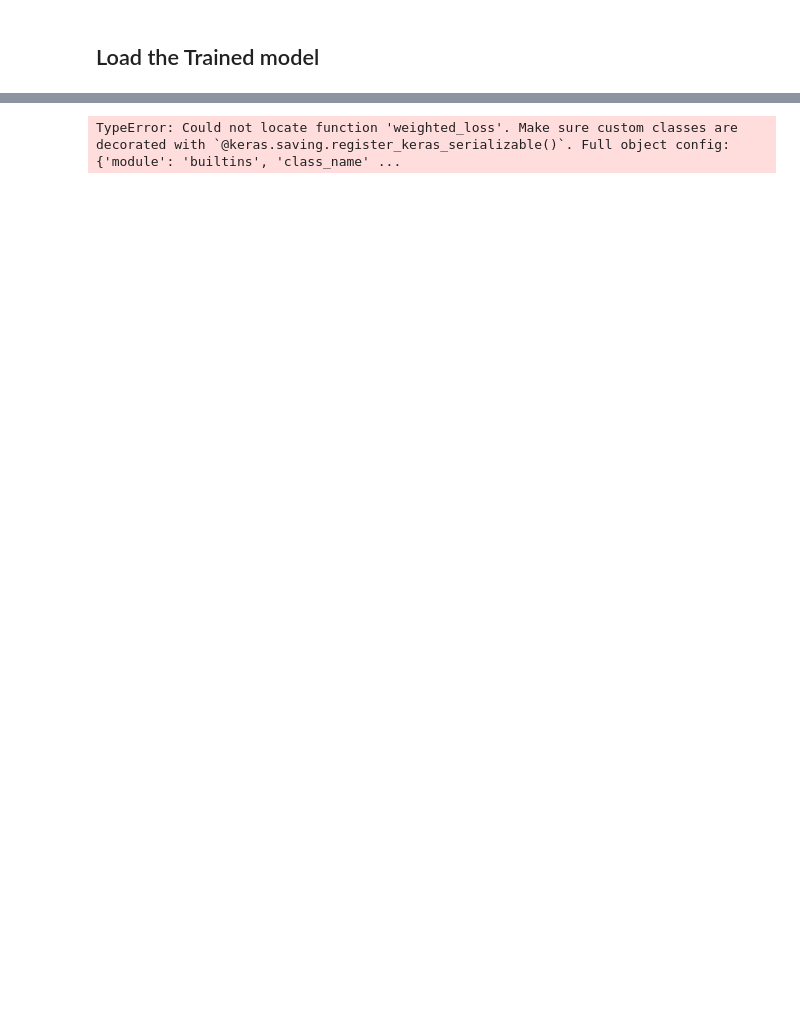
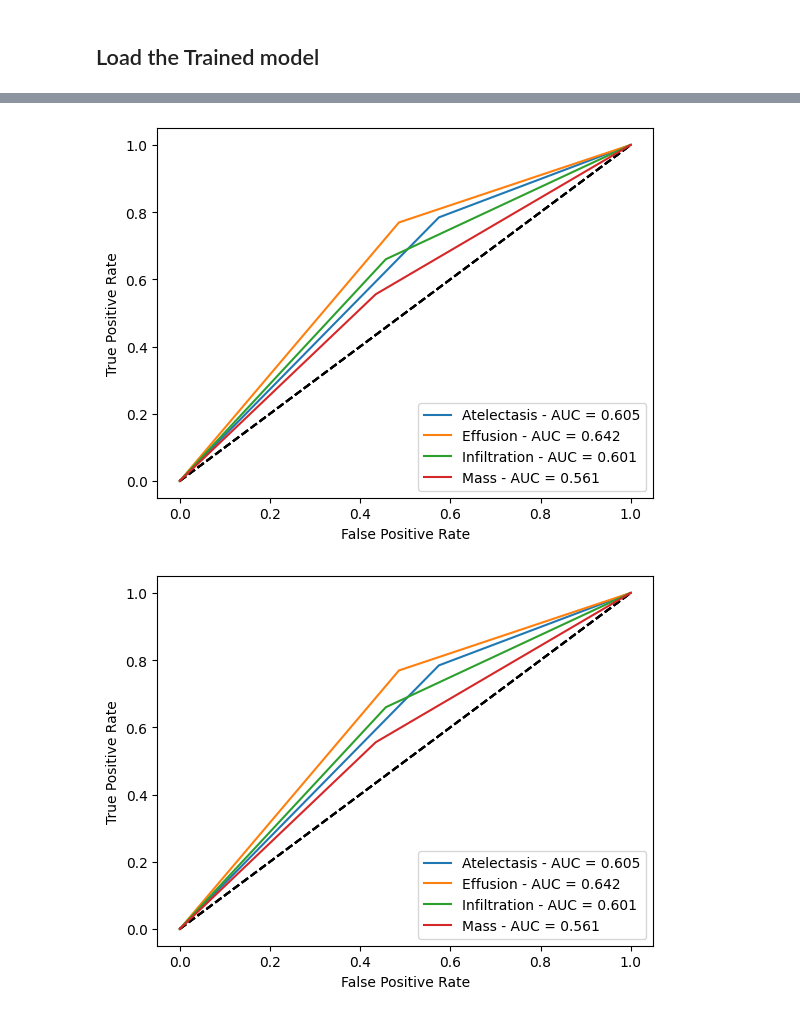
Before and after one commit to vivekpatel99/chest-x-ray-diagnosis-Multi-label-binary-classification, a Jupyter notebook: notebooks/03_model_evaluation.ipynb, the cells around one changed output, grey strips where cells are left out. Saved outputs shown, nothing was run; the diff lists cells and outputs as text; code cells hidden in the pictures; blank space fills up the shorter version.

```diff
--- a/notebooks/03_model_evaluation.ipynb
+++ b/notebooks/03_model_evaluation.ipynb
@@ -53,0 +62,6 @@ CLASSES_NAME = ['Atelectasis','Effusion','Infiltration', 'Mass']#,'Nodule']
+# %%
+from src.data_loader.chest_x_ray_preprocessor import ChestXRayPreprocessor
+
+test_prorcessor  = ChestXRayPreprocessor(cfg, labels=CLASSES_NAME)
+test_prorcessor.get_training_and_validation_datasets()
+test_ds = test_prorcessor.get_test_dataset()
@@ -54,5 +96,9 @@ CLASSES_NAME = ['Atelectasis','Effusion','Infiltration', 'Mass']#,'Nodule']
 # %% [markdown]
 ## Load the Trained model
 # %%
-tf_model = tf.keras.saving.load_model('exported_models/ckpt_2.keras')
-tf_model.summary()
+tf_model = tf.keras.saving.load_model('exported_models/ckpt_31.keras')
+# tf_model.summary()
+# %%
+y_pred = tf_model.predict(test_ds)
+y_pred = (y_pred > 0.5).astype(int)
+y_pred
@@ -58,0 +115,6 @@ tf_model.summary()
+# %%
+import numpy as np
+
+
+y_true = np.array([y.astype(int) for _, y in test_ds.unbatch().as_numpy_iterator()])
+y_true
@@ -59,5 +129,12 @@ tf_model.summary()
+# %%
+plot_auc_curve(output_dir='resources',
+               class_name_list=CLASSES_NAME,
+               y_true=y_true,
+               y_prob_pred=y_pred)
+# %% [output]
+[figure, added]
+[figure, added]
 # %%
-model_uri = 'runs:/525d3809086d4232b303907f0dd4727b/my_model'
-model = mlflow.pyfunc.load_model(model_uri=model_uri)
+model_uri = 'runs:/41f62d63ef8745f5a758cd22615cf7da/my_model'
+# The model is logged with an input example
+mlflow_model =mlflow.tensorflow.load_model(model_uri)
-# %% [output]
-TypeError: Could not locate function 'weighted_loss'. Make sure custom classes are decorated with `@keras.saving.register_keras_serializable()`. Full object config: {'module': 'builtins', 'class_name' ...
```
Also changed, not shown: parts of 15 cells of this notebook, 7 other files.
